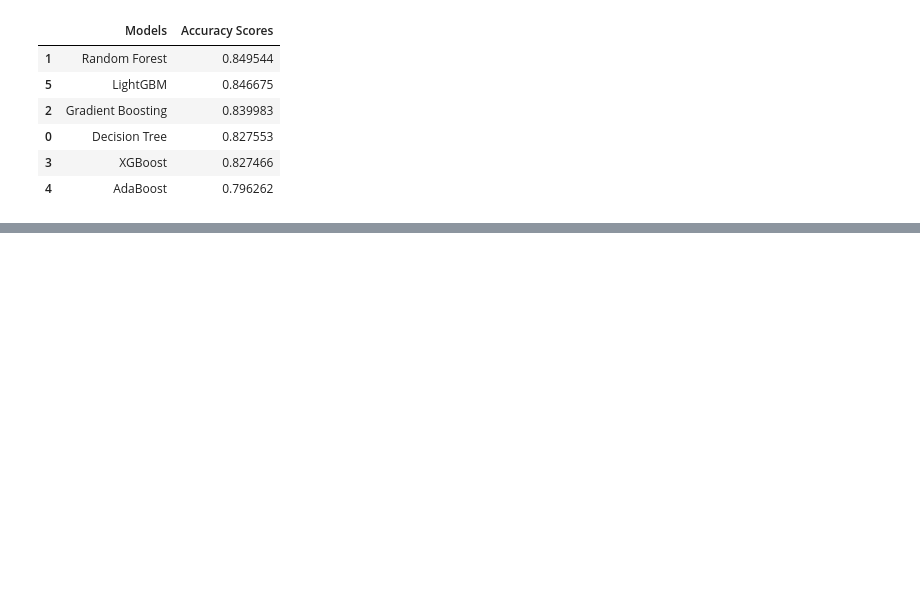
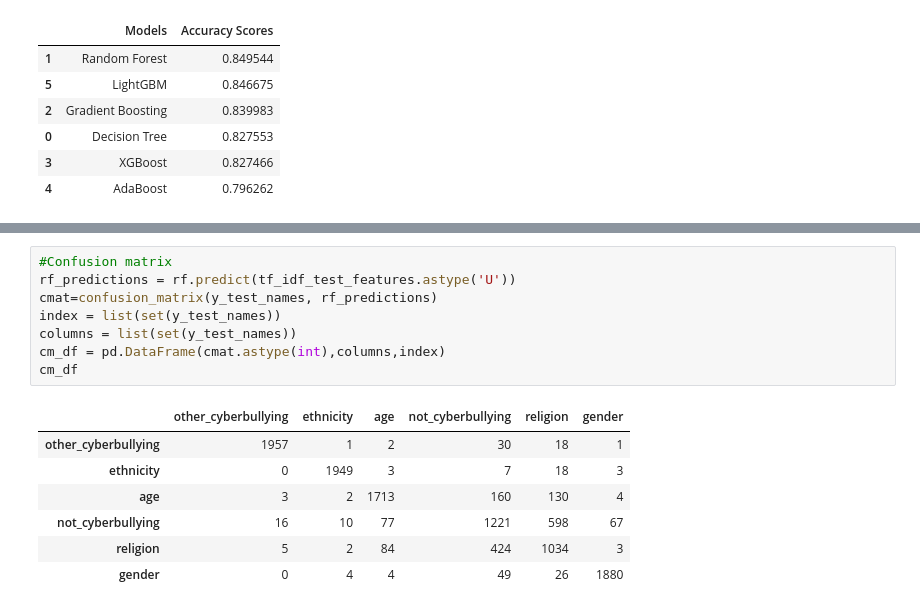
Before and after one commit to chiaracodes/EL-assignment, a Jupyter notebook: Cyberbullying_model/Cyberbulling_model_Maria_colab.ipynb, the cells around one changed output, grey strips where cells are left out. Drawn from its saved outputs; the diff is of its cells as text; blank space fills up the shorter version.

```diff
--- a/Cyberbullying_model/Cyberbulling_model_Maria_colab.ipynb
+++ b/Cyberbullying_model/Cyberbulling_model_Maria_colab.ipynb
@@ -528,0 +558,16 @@ other_cyberbullying       0.95      0.97      0.96      1963
+# %%
+#Confusion matrix
+rf_predictions = rf.predict(tf_idf_test_features.astype('U'))
+cmat=confusion_matrix(y_test_names, rf_predictions)
+index = list(set(y_test_names))
+columns = list(set(y_test_names))
+cm_df = pd.DataFrame(cmat.astype(int),columns,index)
+cm_df
+# %% [output]
+|  | other_cyberbullying | ethnicity | age | not_cyberbullying | religion | gender |
+| other_cyberbullying | 1957 | 1 | 2 | 30 | 18 | 1 |
+| ethnicity | 0 | 1949 | 3 | 7 | 18 | 3 |
+| age | 3 | 2 | 1713 | 160 | 130 | 4 |
+| not_cyberbullying | 16 | 10 | 77 | 1221 | 598 | 67 |
+| religion | 5 | 2 | 84 | 424 | 1034 | 3 |
+| gender | 0 | 4 | 4 | 49 | 26 | 1880 |
```
Also changed, not shown: parts of 19 cells of this notebook.
